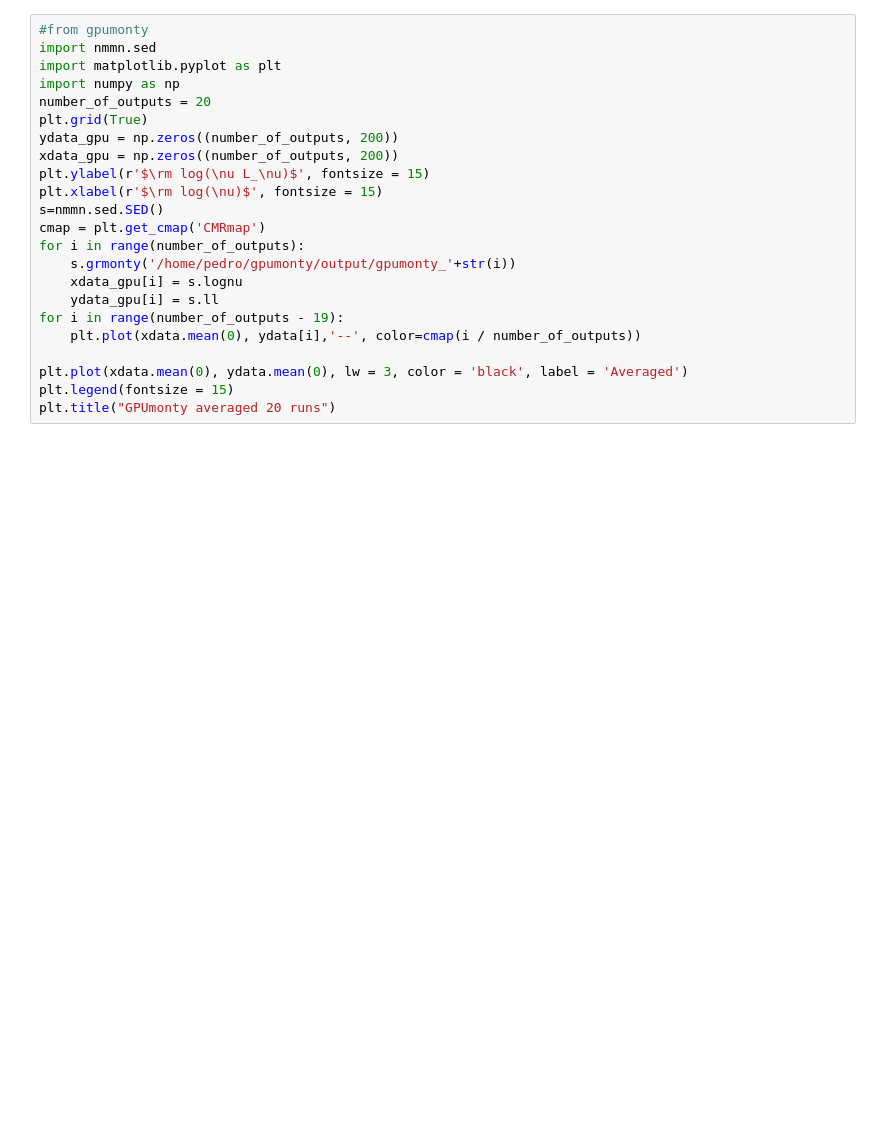
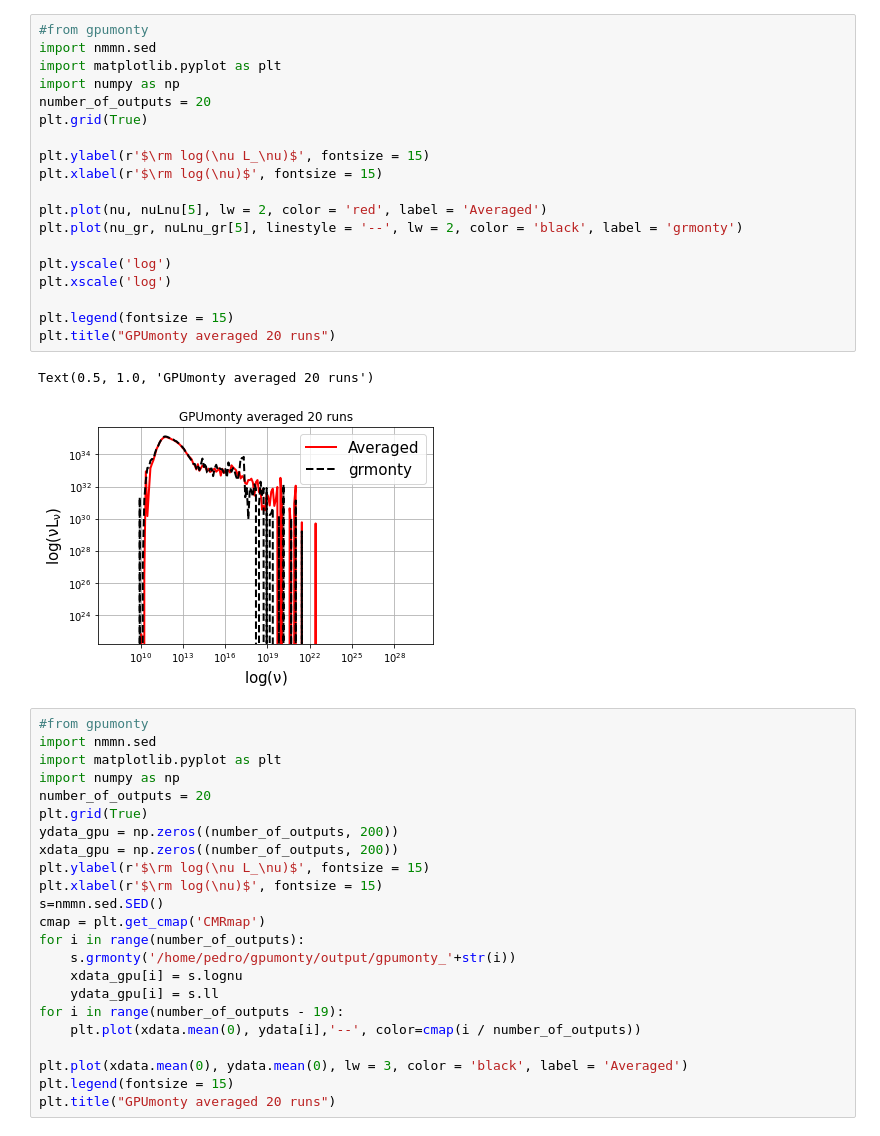
Before and after one commit to black-hole-group/gpumonty, a Jupyter notebook: Untitled.ipynb, the cells around one changed output. Drawn from its saved outputs; the diff is of its cells as text; blank space fills up the shorter version.

```diff
--- a/Untitled.ipynb
+++ b/Untitled.ipynb
@@ -1,3 +77,25 @@
+# %%
+#from gpumonty
+import nmmn.sed
+import matplotlib.pyplot as plt
+import numpy as np
+number_of_outputs = 20
+plt.grid(True)
+
+plt.ylabel(r'$\rm log(\nu L_\nu)$', fontsize = 15)
+plt.xlabel(r'$\rm log(\nu)$', fontsize = 15)
+
+plt.plot(nu, nuLnu[5], lw = 2, color = 'red', label = 'Averaged')
+plt.plot(nu_gr, nuLnu_gr[5], linestyle = '--', lw = 2, color = 'black', label = 'grmonty')
+
+plt.yscale('log')
+plt.xscale('log')
+
+plt.legend(fontsize = 15)
+plt.title("GPUmonty averaged 20 runs")
+# %% [output]
+Text(0.5, 1.0, 'GPUmonty averaged 20 runs')
+[figure, added]
 # %%
 #from gpumonty
 import nmmn.sed
```
Also changed, not shown: parts of 2 cells of this notebook.
